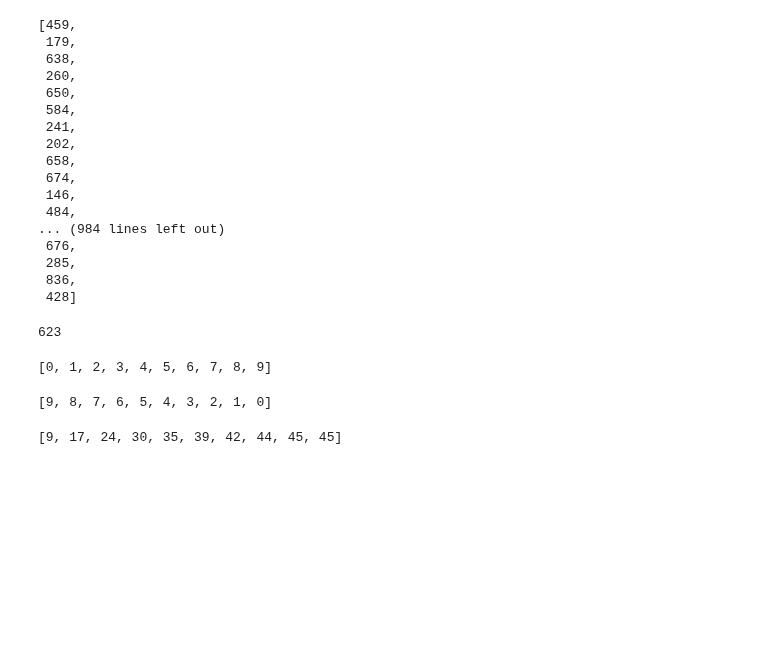
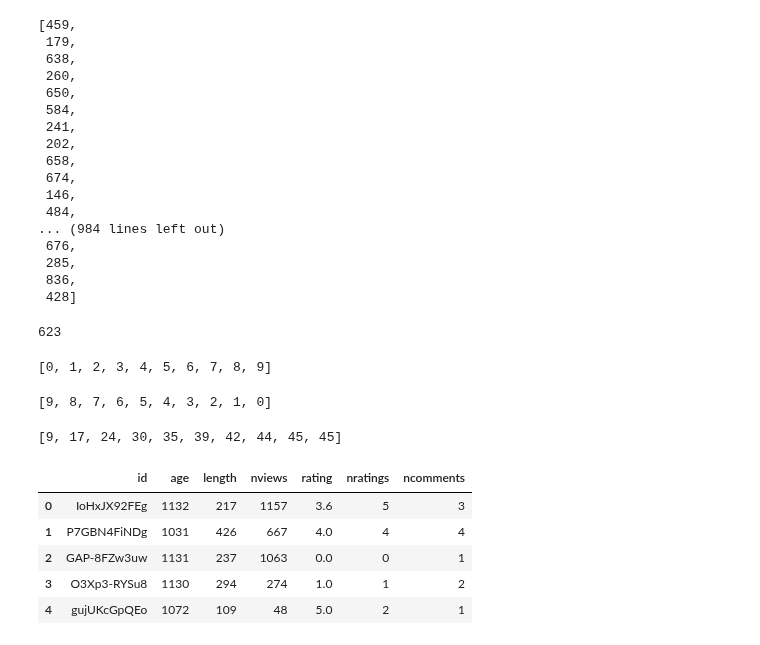
Before and after one commit to SubhankarGhosh/NetworkX, a Jupyter notebook: Trials.ipynb, the cells around one changed output. Cells and saved outputs as stored; diff of their text form; code cells hidden in the pictures; blank space fills up the shorter version.

Commit message:
Add youtube comment and rating analysis

```diff
--- a/Trials.ipynb
+++ b/Trials.ipynb
@@ -553,3 +553,15 @@ for i in range(len(lsttemp)):
 lsttemp
 # %% [output]
 [9, 17, 24, 30, 35, 39, 42, 44, 45, 45]
+# %%
+import pandas as pd
+import numpy as np
+df = pd.read_excel("lastlast.xlsx")
+df.head()
+# %% [output]
+|  | id | age | length | nviews | rating | nratings | ncomments |
+| 0 | IoHxJX92FEg | 1132 | 217 | 1157 | 3.6 | 5 | 3 |
+| 1 | P7GBN4FiNDg | 1031 | 426 | 667 | 4.0 | 4 | 4 |
+| 2 | GAP-8FZw3uw | 1131 | 237 | 1063 | 0.0 | 0 | 1 |
+| 3 | O3Xp3-RYSu8 | 1130 | 294 | 274 | 1.0 | 1 | 2 |
+| 4 | gujUKcGpQEo | 1072 | 109 | 48 | 5.0 | 2 | 1 |
```
Also changed, not shown: parts of 19 cells of this notebook, 2 other files.
